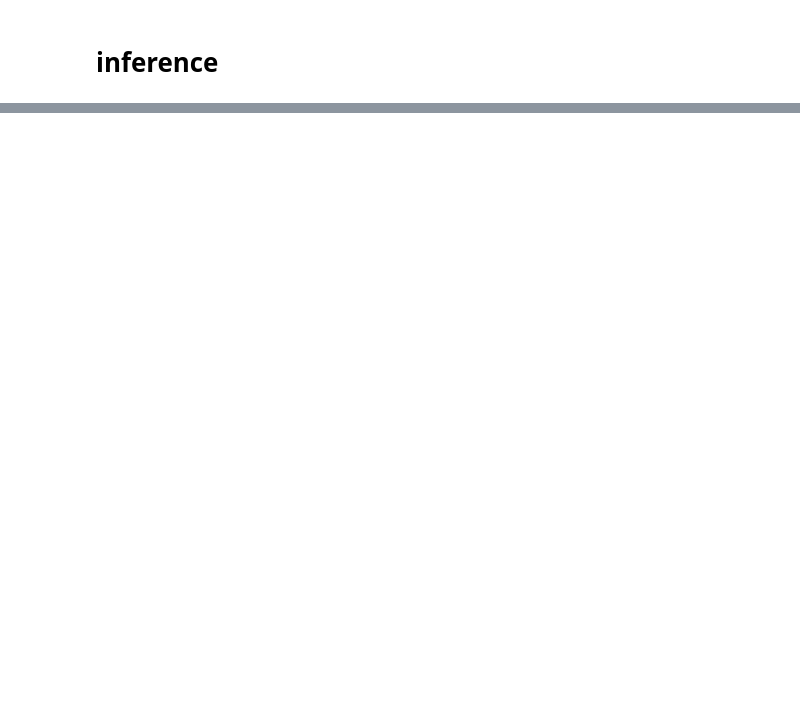
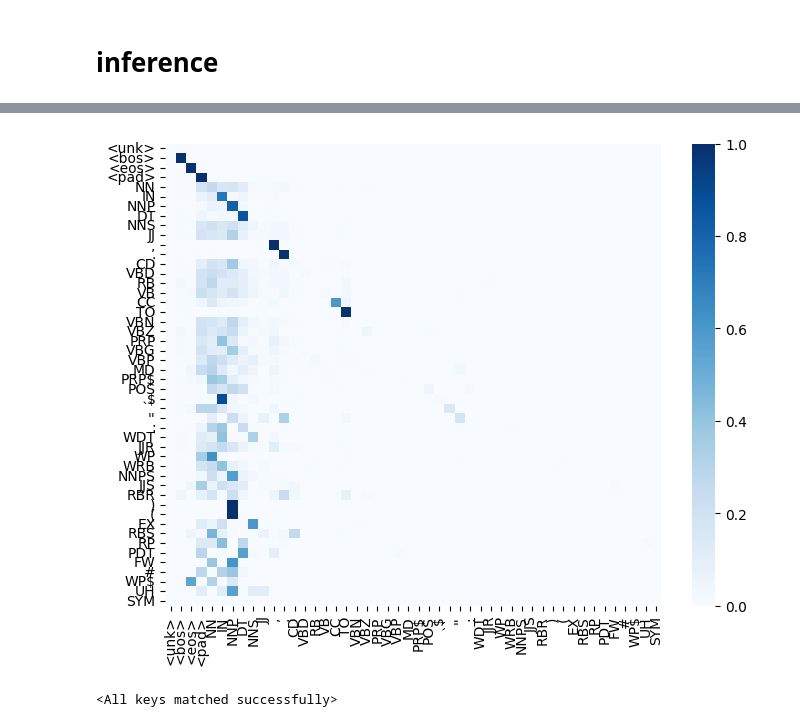
Before and after one commit to gitE0Z9/pytorch-implementations, a Jupyter notebook: notebooks/bilstm.ipynb, the cells around one changed output, grey strips where cells are left out. Saved outputs shown, nothing was run; the diff lists cells and outputs as text; code cells hidden in the pictures; blank space fills up the shorter version.

```diff
--- a/notebooks/bilstm.ipynb
+++ b/notebooks/bilstm.ipynb
@@ -116,8 +114,8 @@ model = LstmClassifier(
     128,
     128,
     label_size,
-    padding_idx=context.padding_idx,
     bidirectional=True,
+    context=context,
 ).to(device)
 # %%
 torchinfo.summary(model)
@@ -140,10 +138,3 @@ Non-trainable params: 0
 # %%
 criterion = nn.CrossEntropyLoss()
 optimizer = torch.optim.SGD(model.parameters(), lr=0.01, weight_decay=1e-4)
-# %%
-# Check predictions before training
-with torch.no_grad():
-    model.eval()
-    for text, label in train_iter:
-        print(model(text.to(device)).shape)
-        break
@@ -184,5 +173,7 @@ epoch 10: 0.0019041814671050925
 # %% [markdown]
 # inference
+# %%
+evaluator = ClassificationEvaluator(label_size, device)
 # %%
 with torch.no_grad():
     model.eval()
@@ -190,12 +181,11 @@ with torch.no_grad():
     confusion_matrix = IncrementalConfusionMatrix(label_size)
     for text, label in tqdm(train_iter):
         text = text.to(device)
-        label = label.to(device)
 
         output = model(text).argmax(dim=2)
 
         confusion_matrix.update(
-            label.view(-1).detach().cpu().numpy(),
+            label.view(-1).numpy(),
             output.view(-1).detach().cpu().numpy(),
         )
 
@@ -242,0 +222,4 @@ heatmap(
+# %%
+evaluator.plot_confusion_matrix(confusion_matrix, label_vocab.get_itos(), 'Blues', annot=False)
+# %% [output]
+[figure, added]
@@ -242,0 +230,4 @@ heatmap(
+# %%
+model.load_state_dict(torch.load(model_path.as_posix()))
+# %% [output]
+<All keys matched successfully>
```
Also changed, not shown: parts of 9 cells of this notebook, 2 other files.
